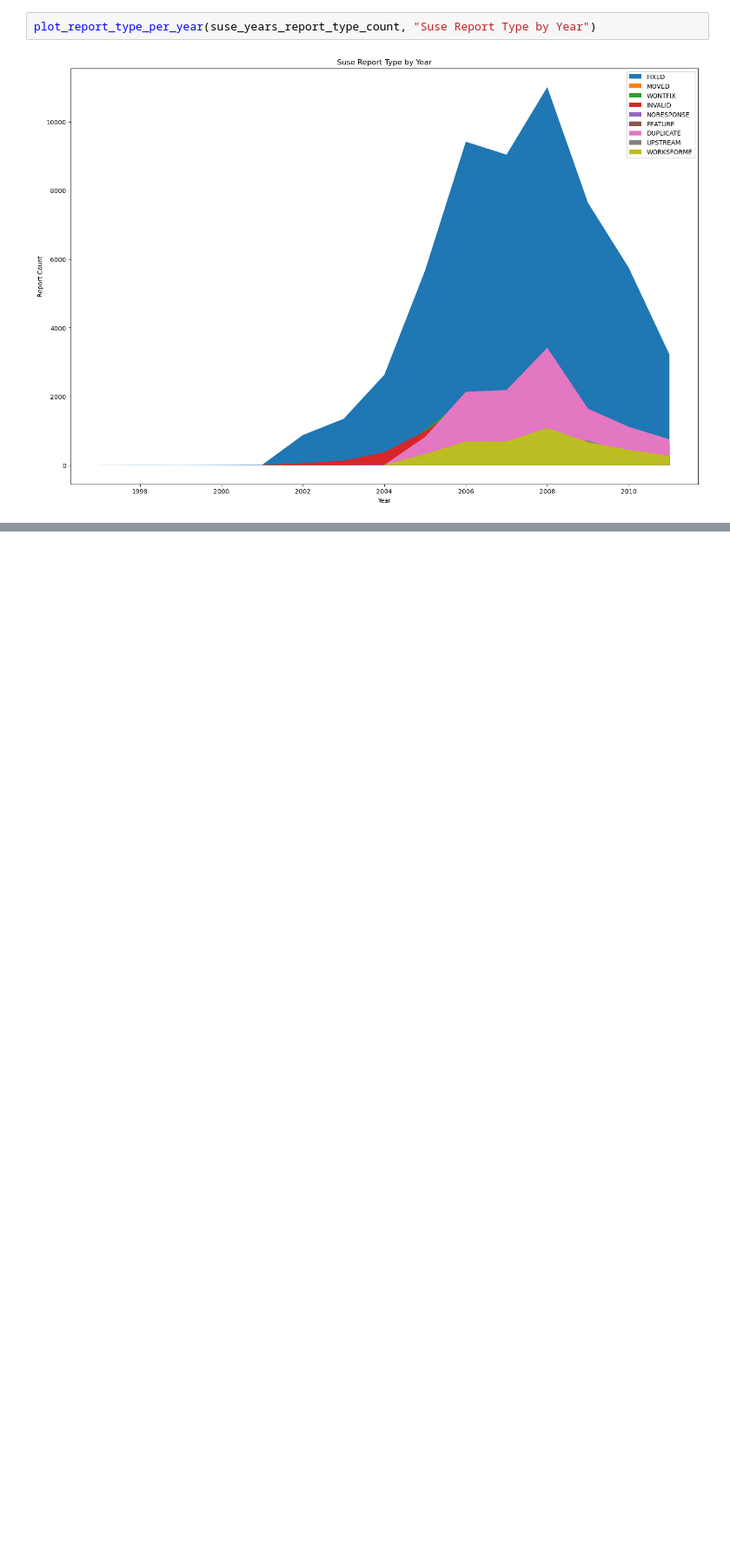
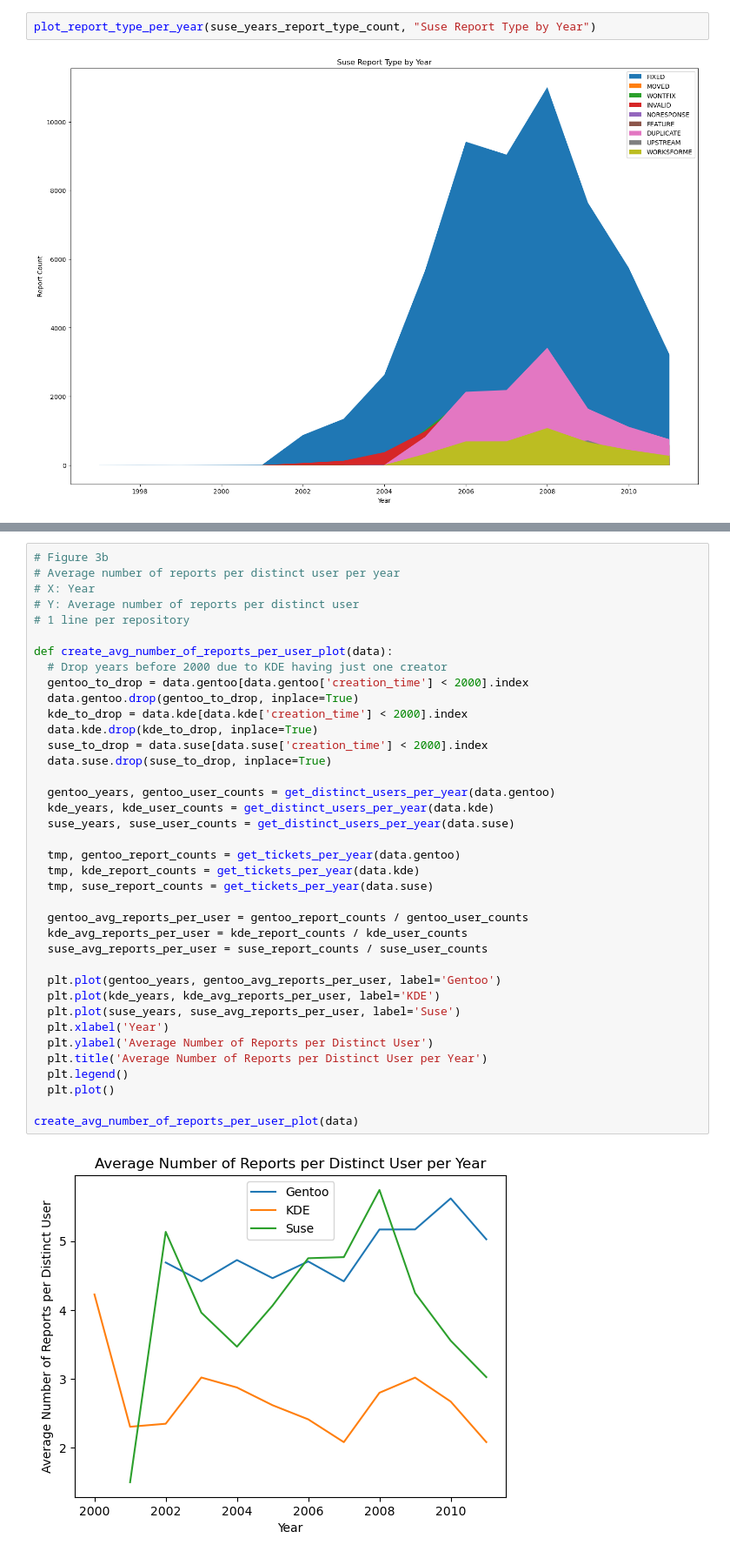
Before and after one commit to shaunpant2/bug-report-scraper, a Jupyter notebook: src/eval_data.ipynb, the cells around one changed output, grey strips where cells are left out. Shown at 87% size. Drawn from its saved outputs; the diff is of its cells as text; blank space fills up the shorter version.

Commit message:
avg number reports per user per year plot

```diff
--- a/src/eval_data.ipynb
+++ b/src/eval_data.ipynb
@@ -167,3 +166,43 @@ def create_distinct_users_per_year(data):
 create_distinct_users_per_year(data)
 # %% [output]
 [figure]
+# %%
+# Figure 3b
+# Average number of reports per distinct user per year
+# X: Year
+# Y: Average number of reports per distinct user
+# 1 line per repository
+
+def create_avg_number_of_reports_per_user_plot(data):
+  # Drop years before 2000 due to KDE having just one creator
+  gentoo_to_drop = data.gentoo[data.gentoo['creation_time'] < 2000].index
+  data.gentoo.drop(gentoo_to_drop, inplace=True)
+  kde_to_drop = data.kde[data.kde['creation_time'] < 2000].index
+  data.kde.drop(kde_to_drop, inplace=True)
+  suse_to_drop = data.suse[data.suse['creation_time'] < 2000].index
+  data.suse.drop(suse_to_drop, inplace=True)
+
+  gentoo_years, gentoo_user_counts = get_distinct_users_per_year(data.gentoo)
+  kde_years, kde_user_counts = get_distinct_users_per_year(data.kde)
+  suse_years, suse_user_counts = get_distinct_users_per_year(data.suse)
+
+  tmp, gentoo_report_counts = get_tickets_per_year(data.gentoo)
+  tmp, kde_report_counts = get_tickets_per_year(data.kde)
+  tmp, suse_report_counts = get_tickets_per_year(data.suse)
+
+  gentoo_avg_reports_per_user = gentoo_report_counts / gentoo_user_counts
+  kde_avg_reports_per_user = kde_report_counts / kde_user_counts
+  suse_avg_reports_per_user = suse_report_counts / suse_user_counts
+
+  plt.plot(gentoo_years, gentoo_avg_reports_per_user, label='Gentoo')
+  plt.plot(kde_years, kde_avg_reports_per_user, label='KDE')
+  plt.plot(suse_years, suse_avg_reports_per_user, label='Suse')
+  plt.xlabel('Year')
+  plt.ylabel('Average Number of Reports per Distinct User')
+  plt.title('Average Number of Reports per Distinct User per Year')
+  plt.legend()
+  plt.plot()
+
+create_avg_number_of_reports_per_user_plot(data)
+# %% [output]
+[figure, added]
```
Also changed, not shown: parts of 1 cell of this notebook.
